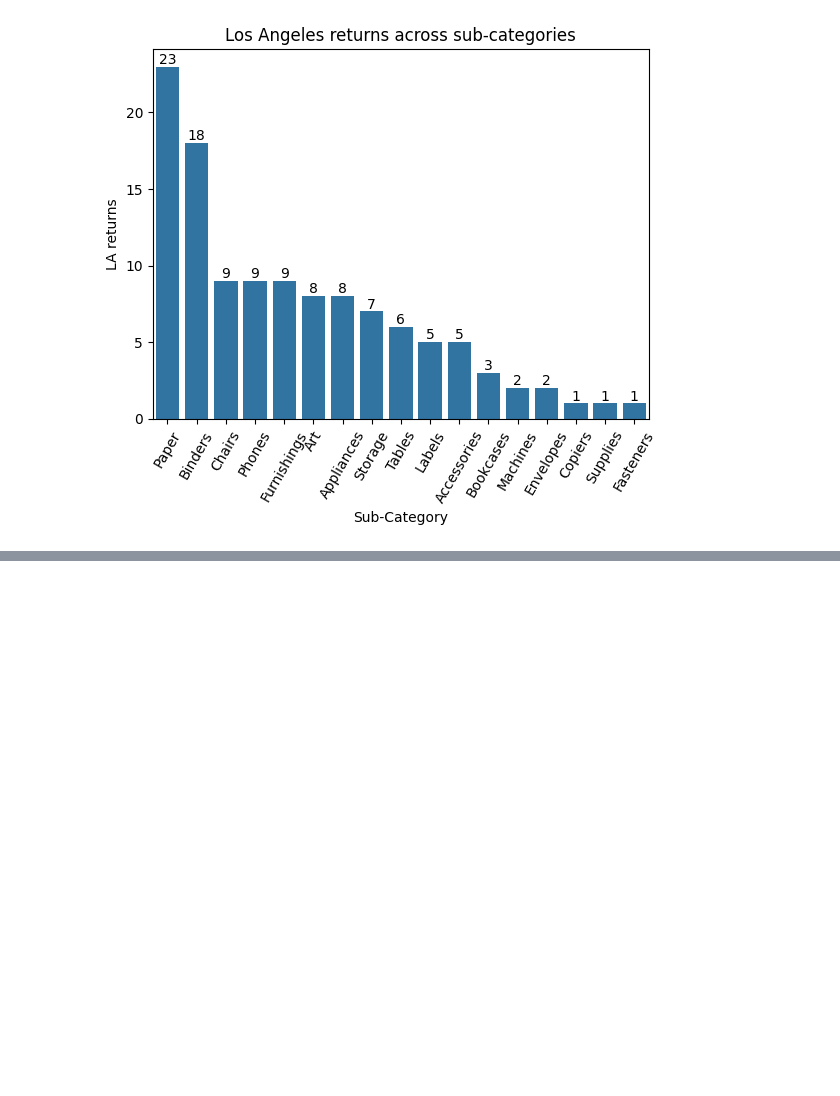
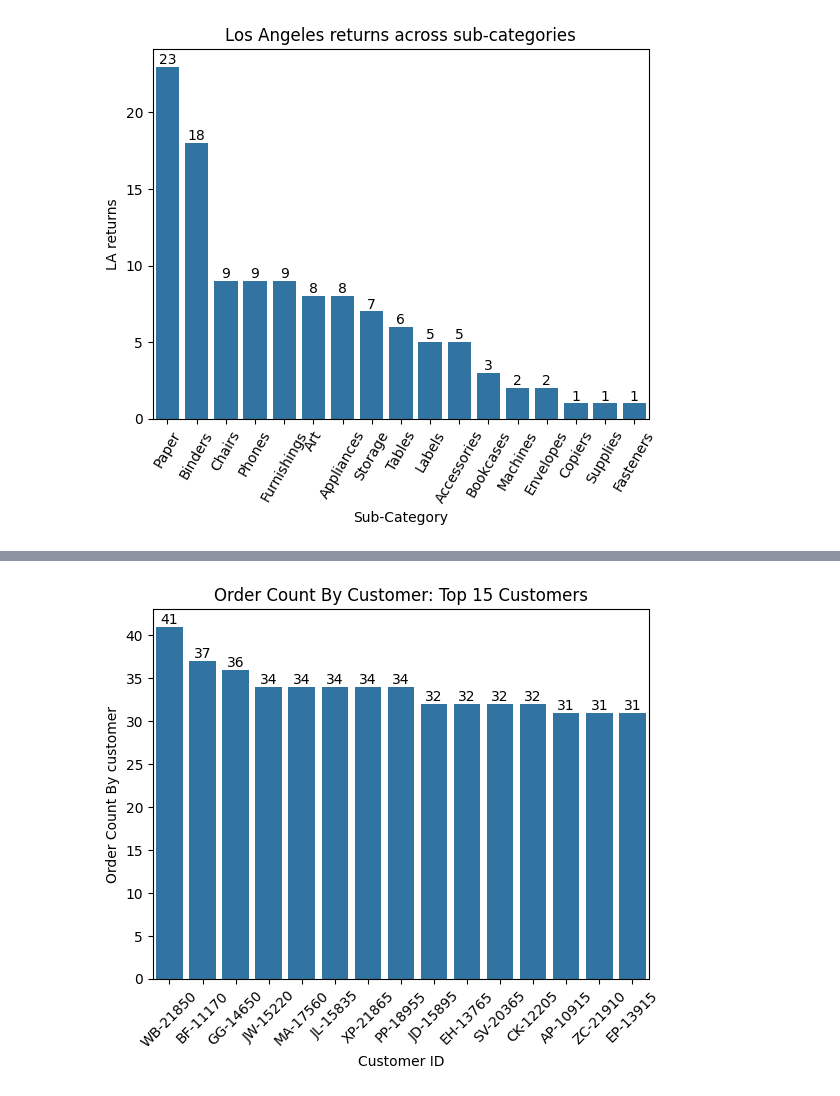
Before and after one commit to shyamgupta/iitddsml, a Jupyter notebook: groupAssignment03262025/Loyalty Analysis 03292025.ipynb, the cells around one changed output, grey strips where cells are left out. Cells and saved outputs as stored; diff of their text form; code cells hidden in the pictures; blank space fills up the shorter version.

Commit message:
Order count by customer

```diff
--- a/groupAssignment03262025/Loyalty Analysis 03292025.ipynb
+++ b/groupAssignment03262025/Loyalty Analysis 03292025.ipynb
@@ -105,0 +105,10 @@ plt.show()
+# %%
+oc=df.groupby('Customer ID')['Order ID'].count().to_frame(name='Order Count By customer').sort_values('Order Count By customer',ascending=False)[:15]
+# %%
+ax = sns.barplot(x=oc.index,y=oc['Order Count By customer'])
+ax.bar_label(ax.containers[0])
+plt.xticks(rotation=45)
+plt.title('Order Count By Customer: Top 15 Customers')
+plt.show()
+# %% [output]
+[figure, added]
```
Also changed, not shown: parts of 2 cells of this notebook, 1 other file.
